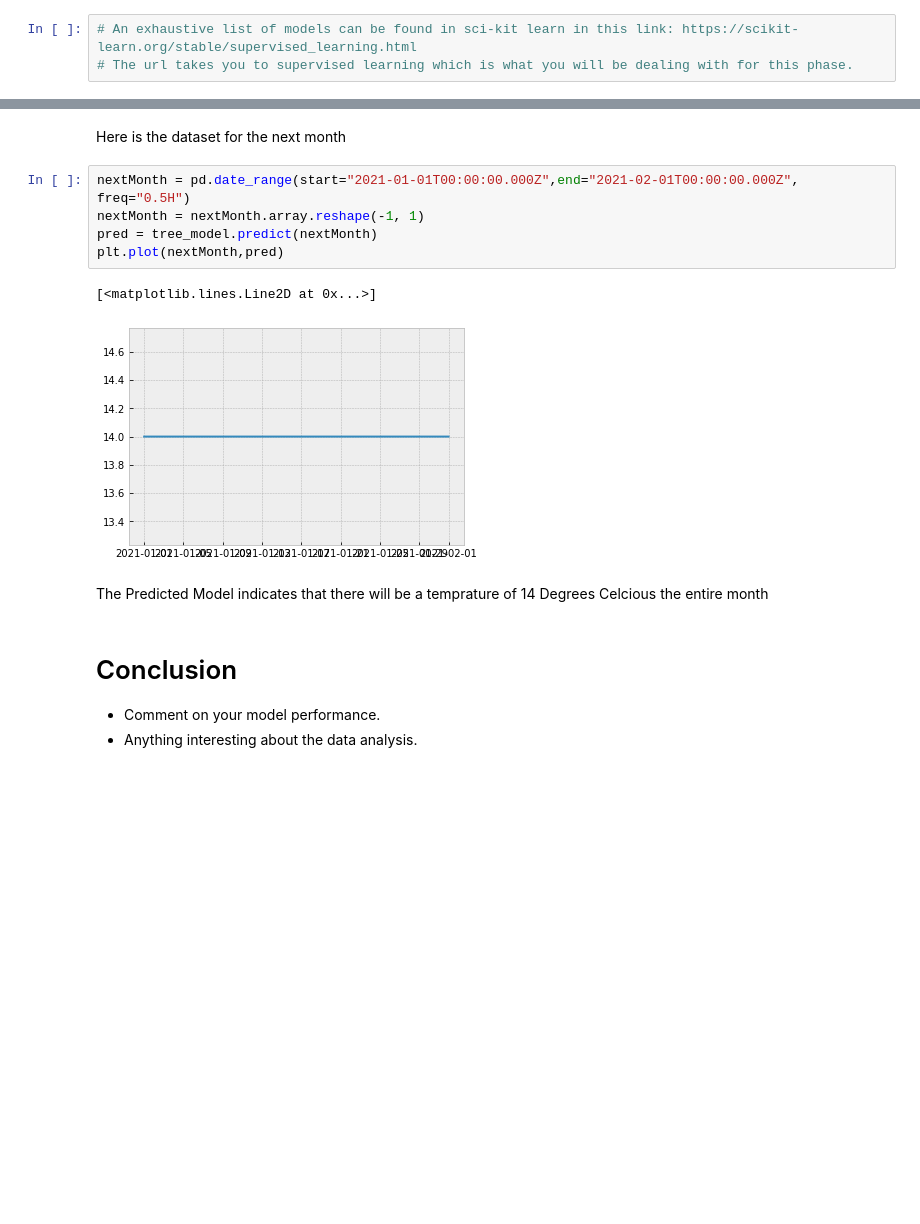
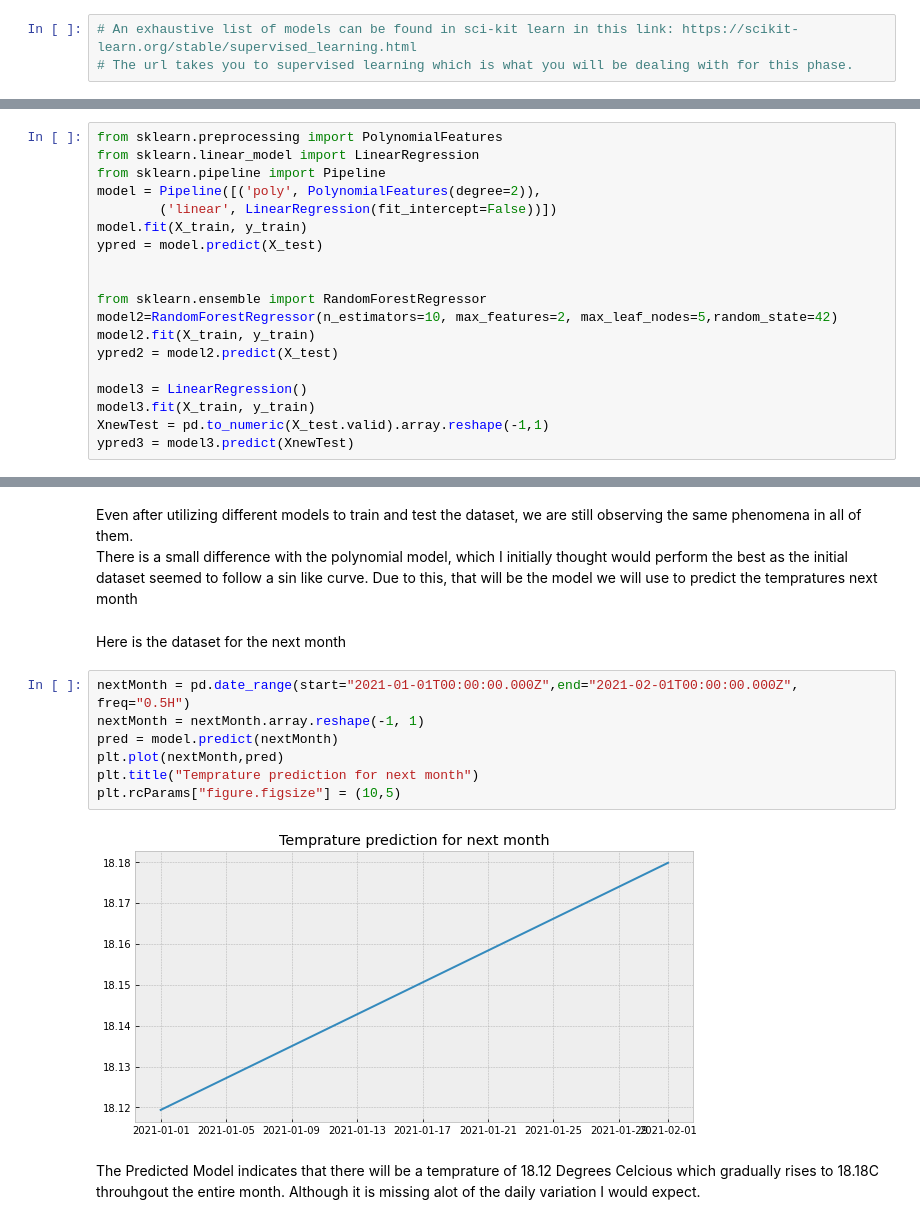
Before and after one commit to SyedKaz00/MSAPhaseThree, a Jupyter notebook: DataScience/submission.ipynb, the cells around one changed output, grey strips where cells are left out. Drawn from its saved outputs; the diff is of its cells as text; blank space fills up the shorter version.

Commit message:
Multiple Models tested and Conclusion

```diff
--- a/DataScience/submission.ipynb
+++ b/DataScience/submission.ipynb
@@ -314,0 +316,19 @@ plt.plot(X_test,y1)
+# %%
+from sklearn.preprocessing import PolynomialFeatures
+from sklearn.linear_model import LinearRegression
+from sklearn.pipeline import Pipeline
+model = Pipeline([('poly', PolynomialFeatures(degree=2)),
+        ('linear', LinearRegression(fit_intercept=False))])
+model.fit(X_train, y_train)
+ypred = model.predict(X_test)
+
+
+from sklearn.ensemble import RandomForestRegressor
+model2=RandomForestRegressor(n_estimators=10, max_features=2, max_leaf_nodes=5,random_state=42)
+model2.fit(X_train, y_train)
+ypred2 = model2.predict(X_test)
+
+model3 = LinearRegression()
+model3.fit(X_train, y_train)
+XnewTest = pd.to_numeric(X_test.valid).array.reshape(-1,1)
+ypred3 = model3.predict(XnewTest)
@@ -315,17 +344,17 @@ plt.plot(X_test,y1)
+# %% [markdown]
+Even after utilizing different models to train and test the dataset, we are still observing the same phenomena in all of them.
+There is a small difference with the polynomial model, which I initially thought would perform the best as the initial dataset seemed to follow a sin like curve.
+Due to this, that will be the model we will use to predict the tempratures next month
 # %% [markdown]
 Here is the dataset for the next month
 # %%
 nextMonth = pd.date_range(start="2021-01-01T00:00:00.000Z",end="2021-02-01T00:00:00.000Z", freq="0.5H")
 nextMonth = nextMonth.array.reshape(-1, 1)
-pred = tree_model.predict(nextMonth)
+pred = model.predict(nextMonth)
 plt.plot(nextMonth,pred)
+plt.title("Temprature prediction for next month")
+plt.rcParams["figure.figsize"] = (10,5)
 # %% [output]
-[<matplotlib.lines.Line2D at 0x...>]
-[figure, old version]
+[figure, new version]
 # %% [markdown]
-The Predicted Model indicates that there will be a temprature of 14 Degrees Celcious the entire month
+The Predicted Model indicates that there will be a temprature of 18.12 Degrees Celcious which gradually rises to 18.18C throuhgout the entire month. Although it is missing alot of the daily variation I would expect.
-# %% [markdown]
-# Conclusion
-
-* Comment on your model performance.
-* Anything interesting about the data analysis.
```
Also changed, not shown: parts of 10 cells of this notebook.
